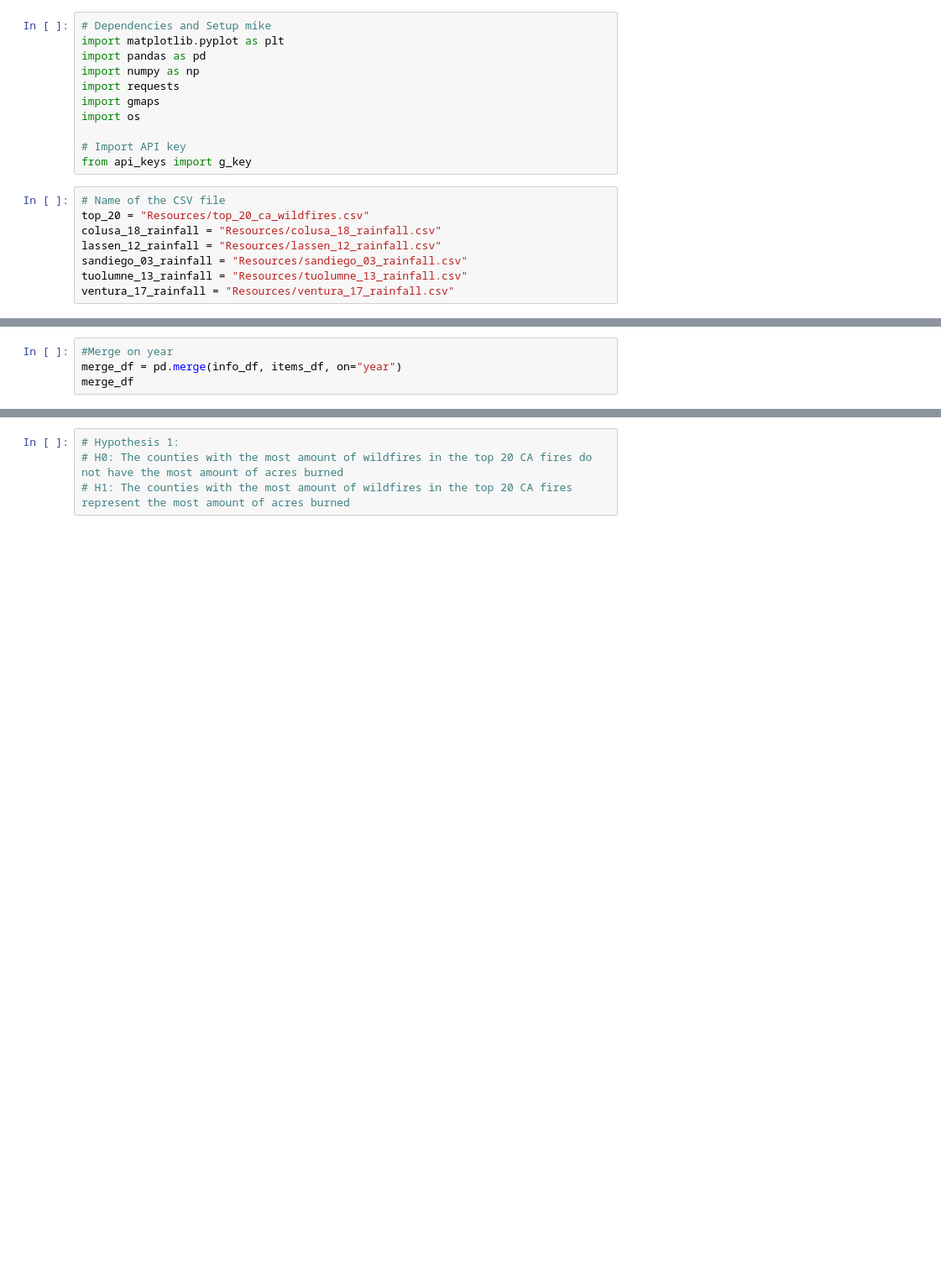
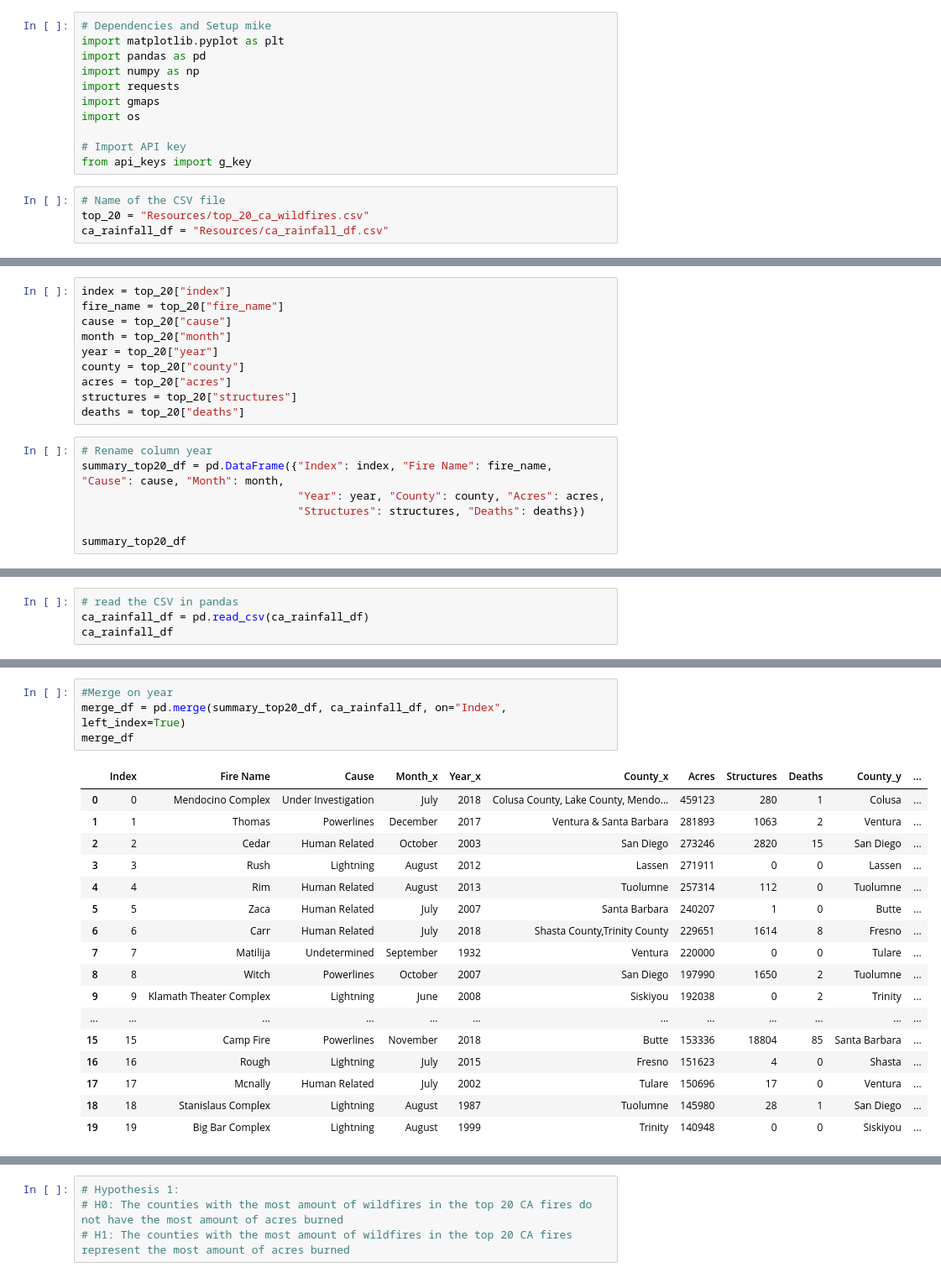
Before and after one commit to mshoemake3224/yellow, a Jupyter notebook: main.ipynb, the cells around one changed output, grey strips where cells are left out. Shown: that part at 84% size. Cells and saved outputs as stored; diff of their text form; blank space fills up the shorter version.

```diff
--- a/main.ipynb
+++ b/main.ipynb
@@ -12,11 +12,7 @@ from api_keys import g_key
 # %%
 # Name of the CSV file
 top_20 = "Resources/top_20_ca_wildfires.csv"
-colusa_18_rainfall = "Resources/colusa_18_rainfall.csv"
-lassen_12_rainfall = "Resources/lassen_12_rainfall.csv"
-sandiego_03_rainfall = "Resources/sandiego_03_rainfall.csv"
-tuolumne_13_rainfall = "Resources/tuolumne_13_rainfall.csv"
-ventura_17_rainfall = "Resources/ventura_17_rainfall.csv"
+ca_rainfall_df = "Resources/ca_rainfall_df.csv"
 # %%
 # read the CSV in pandas
 top_20 = pd.read_csv(top_20)
@@ -30,0 +38,17 @@ top_20.head()
+# %%
+index = top_20["index"]
+fire_name = top_20["fire_name"]
+cause = top_20["cause"]
+month = top_20["month"]
+year = top_20["year"]
+county = top_20["county"]
+acres = top_20["acres"]
+structures = top_20["structures"]
+deaths = top_20["deaths"]
+# %%
+# Rename column year
+summary_top20_df = pd.DataFrame({"Index": index, "Fire Name": fire_name, "Cause": cause, "Month": month,
+                                 "Year": year, "County": county, "Acres": acres,
+                                 "Structures": structures, "Deaths": deaths})
+
+summary_top20_df
@@ -30,0 +73,4 @@ top_20.head()
+# %%
+# read the CSV in pandas
+ca_rainfall_df = pd.read_csv(ca_rainfall_df)
+ca_rainfall_df
@@ -31,4 +95,22 @@ top_20.head()
 # %%
 #Merge on year
-merge_df = pd.merge(info_df, items_df, on="year")
+merge_df = pd.merge(summary_top20_df, ca_rainfall_df, on="Index", left_index=True)
 merge_df
+# %% [output]
+|  | Index | Fire Name | Cause | Month_x | Year_x | County_x | Acres | Structures | Deaths | County_y | ... |
+| 0 | 0 | Mendocino Complex | Under Investigation | July | 2018 | Colusa County, Lake County, Mendo... | 459123 | 280 | 1 | Colusa | ... |
+| 1 | 1 | Thomas | Powerlines | December | 2017 | Ventura & Santa Barbara | 281893 | 1063 | 2 | Ventura | ... |
+| 2 | 2 | Cedar | Human Related | October | 2003 | San Diego | 273246 | 2820 | 15 | San Diego | ... |
+| 3 | 3 | Rush | Lightning | August | 2012 | Lassen | 271911 | 0 | 0 | Lassen | ... |
+| 4 | 4 | Rim | Human Related | August | 2013 | Tuolumne | 257314 | 112 | 0 | Tuolumne | ... |
+| 5 | 5 | Zaca | Human Related | July | 2007 | Santa Barbara | 240207 | 1 | 0 | Butte | ... |
+| 6 | 6 | Carr | Human Related | July | 2018 | Shasta County,Trinity County | 229651 | 1614 | 8 | Fresno | ... |
+| 7 | 7 | Matilija | Undetermined | September | 1932 | Ventura | 220000 | 0 | 0 | Tulare | ... |
+| 8 | 8 | Witch | Powerlines | October | 2007 | San Diego | 197990 | 1650 | 2 | Tuolumne | ... |
+| 9 | 9 | Klamath Theater Complex | Lightning | June | 2008 | Siskiyou | 192038 | 0 | 2 | Trinity | ... |
+| ... | ... | ... | ... | ... | ... | ... | ... | ... | ... | ... | ... |
+| 15 | 15 | Camp Fire | Powerlines | November | 2018 | Butte | 153336 | 18804 | 85 | Santa Barbara | ... |
+| 16 | 16 | Rough | Lightning | July | 2015 | Fresno | 151623 | 4 | 0 | Shasta | ... |
+| 17 | 17 | Mcnally | Human Related | July | 2002 | Tulare | 150696 | 17 | 0 | Ventura | ... |
+| 18 | 18 | Stanislaus Complex | Lightning | August | 1987 | Tuolumne | 145980 | 28 | 1 | San Diego | ... |
+| 19 | 19 | Big Bar Complex | Lightning | August | 1999 | Trinity | 140948 | 0 | 0 | Siskiyou | ... |
```
Also changed, not shown: parts of 10 cells of this notebook, 4 other files.
